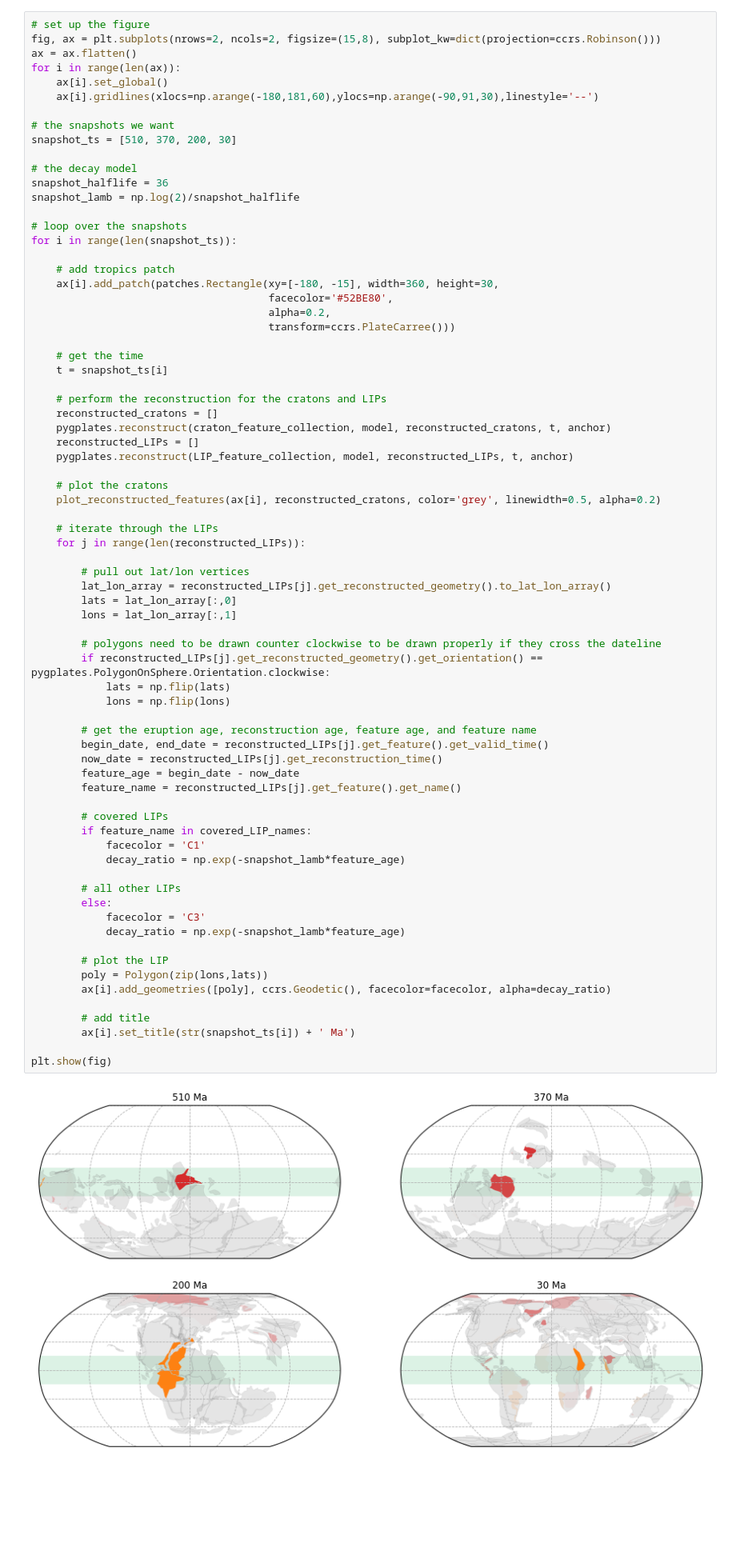
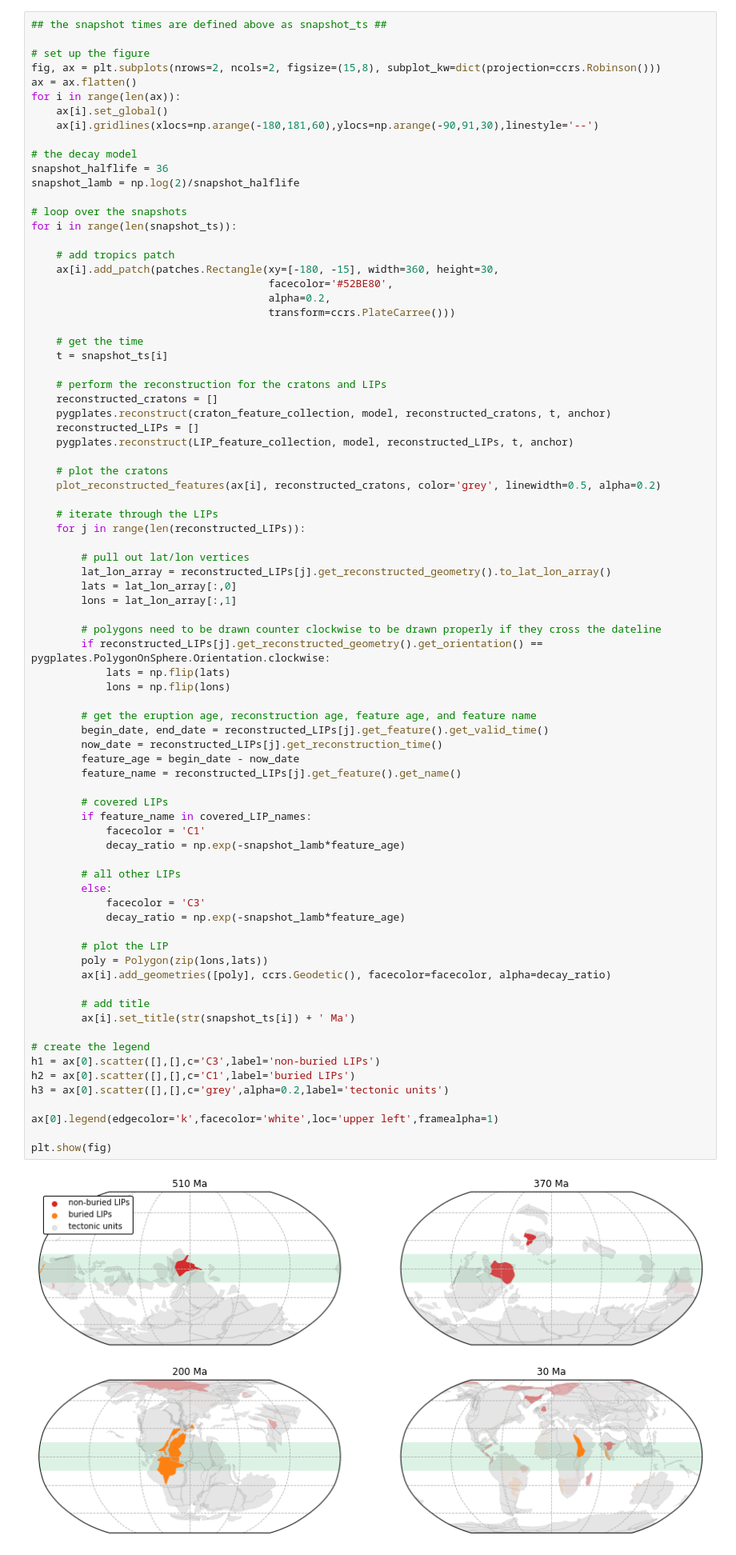
Before and after one commit to Swanson-Hysell-Group/2020_large_igneous_provinces, a Jupyter notebook: Code/LIP_Reconstruction.ipynb, the cells around one changed output. Shown at 80% size. Drawn from its saved outputs; the diff is of its cells as text; blank space fills up the shorter version.

Commit message:
add legend to paleogeographic reconstruction snapshots

```diff
--- a/Code/LIP_Reconstruction.ipynb
+++ b/Code/LIP_Reconstruction.ipynb
@@ -1084,15 +1087,14 @@ Plot the reconstruction at times that correspond to peaks in LIP area in the tro
 
 The age of each LIP at the time of the snapshot is represented by its opacity:
 # %%
+## the snapshot times are defined above as snapshot_ts ##
+
 # set up the figure
 fig, ax = plt.subplots(nrows=2, ncols=2, figsize=(15,8), subplot_kw=dict(projection=ccrs.Robinson()))
 ax = ax.flatten()
 for i in range(len(ax)):
     ax[i].set_global()
     ax[i].gridlines(xlocs=np.arange(-180,181,60),ylocs=np.arange(-90,91,30),linestyle='--')
-
-# the snapshots we want
-snapshot_ts = [510, 370, 200, 30]
 
 # the decay model
 snapshot_halflife = 36
@@ -1130,34 +1132,41 @@ for i in range(len(snapshot_ts)):
         # polygons need to be drawn counter clockwise to be drawn properly if they cross the dateline
         if reconstructed_LIPs[j].get_reconstructed_geometry().get_orientation() == pygplates.PolygonOnSphere.Orientation.clockwise:
             lats = np.flip(lats)
             lons = np.flip(lons)
 
         # get the eruption age, reconstruction age, feature age, and feature name
         begin_date, end_date = reconstructed_LIPs[j].get_feature().get_valid_time()
         now_date = reconstructed_LIPs[j].get_reconstruction_time()
         feature_age = begin_date - now_date
         feature_name = reconstructed_LIPs[j].get_feature().get_name()
 
         # covered LIPs
         if feature_name in covered_LIP_names:
             facecolor = 'C1'
             decay_ratio = np.exp(-snapshot_lamb*feature_age)
 
         # all other LIPs
         else:
             facecolor = 'C3'
             decay_ratio = np.exp(-snapshot_lamb*feature_age)
 
         # plot the LIP
         poly = Polygon(zip(lons,lats))
         ax[i].add_geometries([poly], ccrs.Geodetic(), facecolor=facecolor, alpha=decay_ratio)
 
         # add title
         ax[i].set_title(str(snapshot_ts[i]) + ' Ma')
 
+# create the legend
+h1 = ax[0].scatter([],[],c='C3',label='non-buried LIPs')
+h2 = ax[0].scatter([],[],c='C1',label='buried LIPs')
+h3 = ax[0].scatter([],[],c='grey',alpha=0.2,label='tectonic units')
+
+ax[0].legend(edgecolor='k',facecolor='white',loc='upper left',framealpha=1)
+
 plt.show(fig)
 # %% [output]
-[figure, old version]
+[figure, new version]
 # %% [markdown]
 ### Present and Original Extent Shapefiles
 
```
Also changed, not shown: parts of 2 cells of this notebook.
